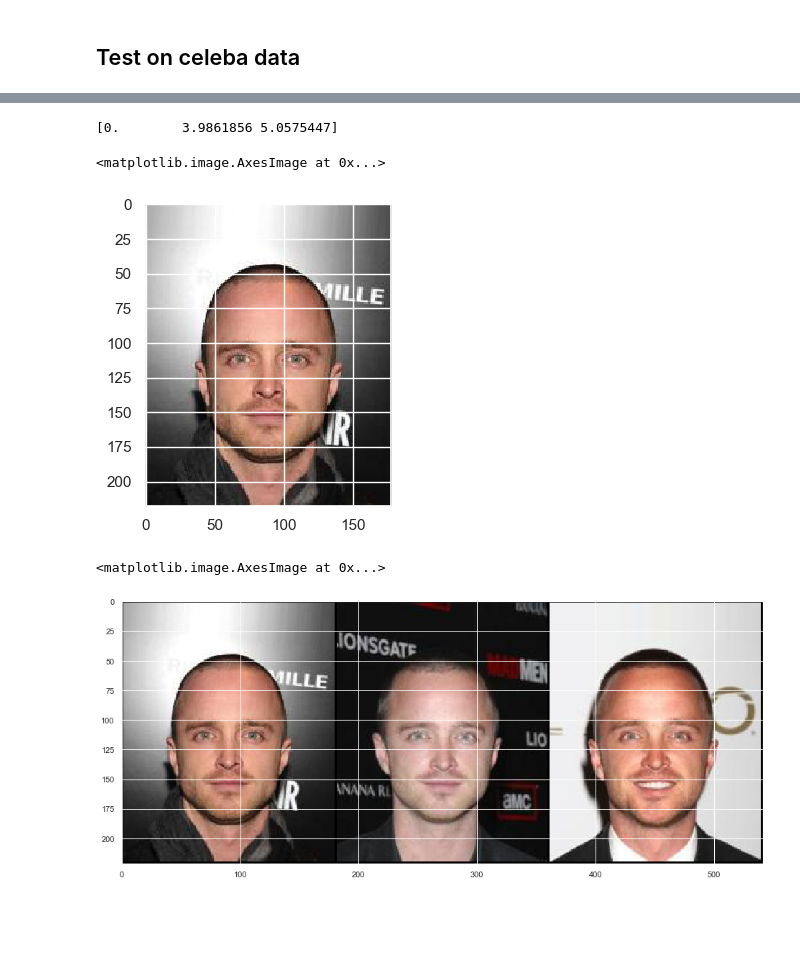
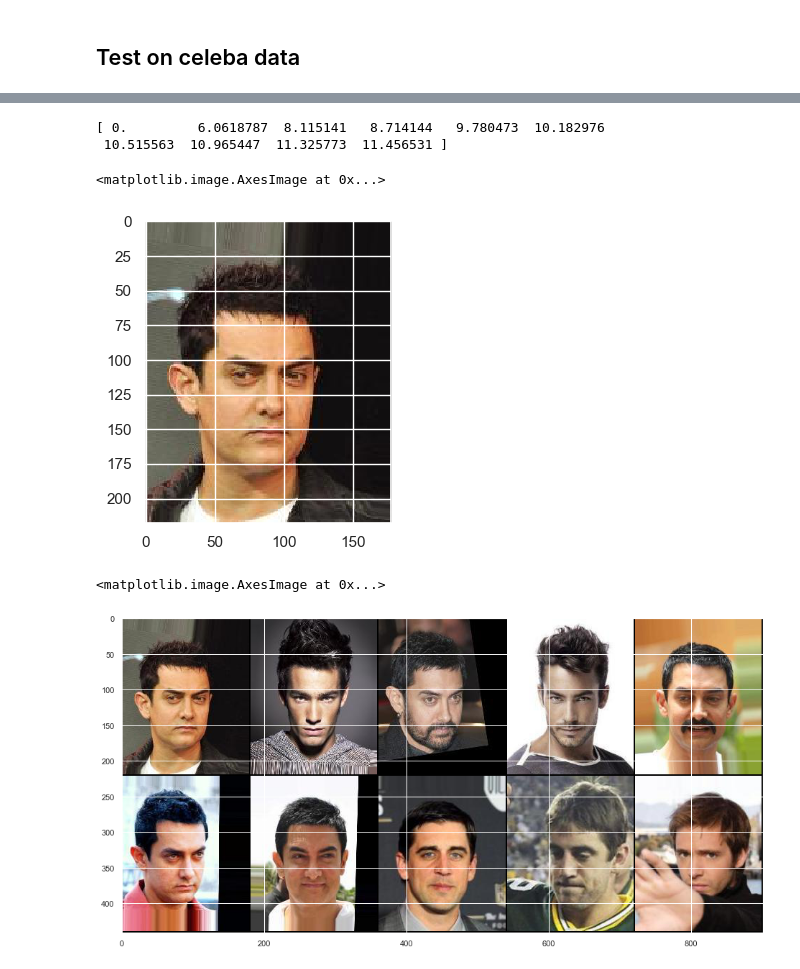
Before and after one commit to wzh0317/similar-face, a Jupyter notebook: main.ipynb, the cells around one changed output, grey strips where cells are left out. Drawn from its saved outputs; the diff is of its cells as text; code cells hidden in the pictures; blank space fills up the shorter version.

```diff
--- a/main.ipynb
+++ b/main.ipynb
@@ -385,20 +385,21 @@ Explained variance vatio: [0.46462908 0.19583225]
 # %%
-target_face_index = 144
-k = 3
+target_face_index = 99
+k = 10
 l2_distances = ((embeddings[target_face_index] - embeddings) ** 2).sum(axis=1)
 closest_k_face_indices = np.argsort(l2_distances)[:k]
 closest_k_faces = images[closest_k_face_indices]
 print(l2_distances[closest_k_face_indices])
 
 plt.figure(dpi=100)
 plt.imshow(np.transpose(images[target_face_index], (1, 2, 0)))
 # %% [output]
-[0.        3.9861856 5.0575447]
+[ 0.         6.0618787  8.115141   8.714144   9.780473  10.182976
+ 10.515563  10.965447  11.325773  11.456531 ]
 <matplotlib.image.AxesImage at 0x...>
-[figure, old version]
+[figure, new version]
 # %%
 plt.figure(figsize=(16, 10))
 plt.imshow(np.transpose(make_grid(closest_k_faces, 5), (1, 2, 0)))
 # %% [output]
 <matplotlib.image.AxesImage at 0x...>
-[figure, old version]
+[figure, new version]
```
Also changed, not shown: parts of 5 cells of this notebook, 24 other files.
